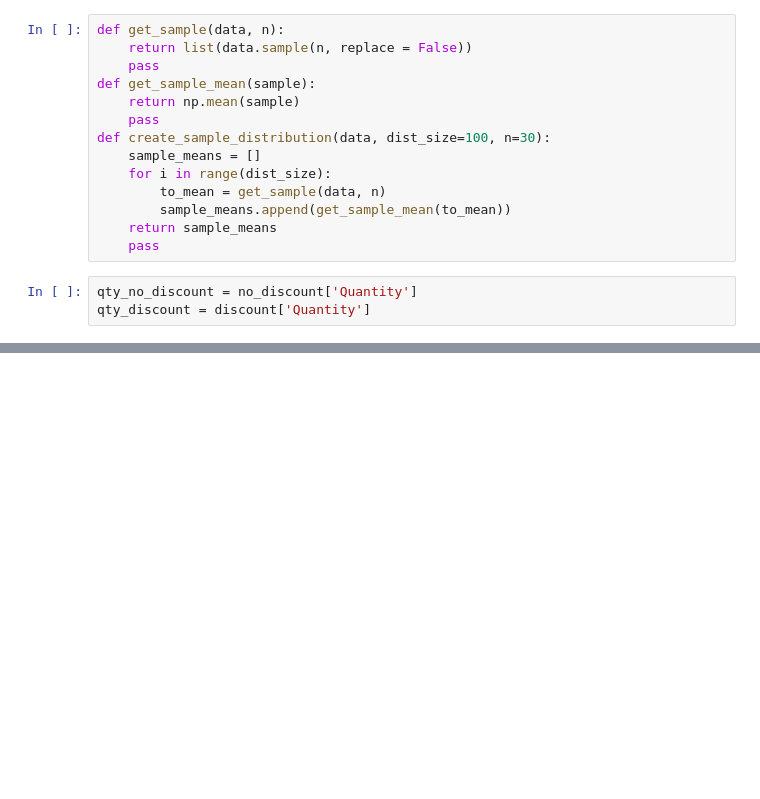
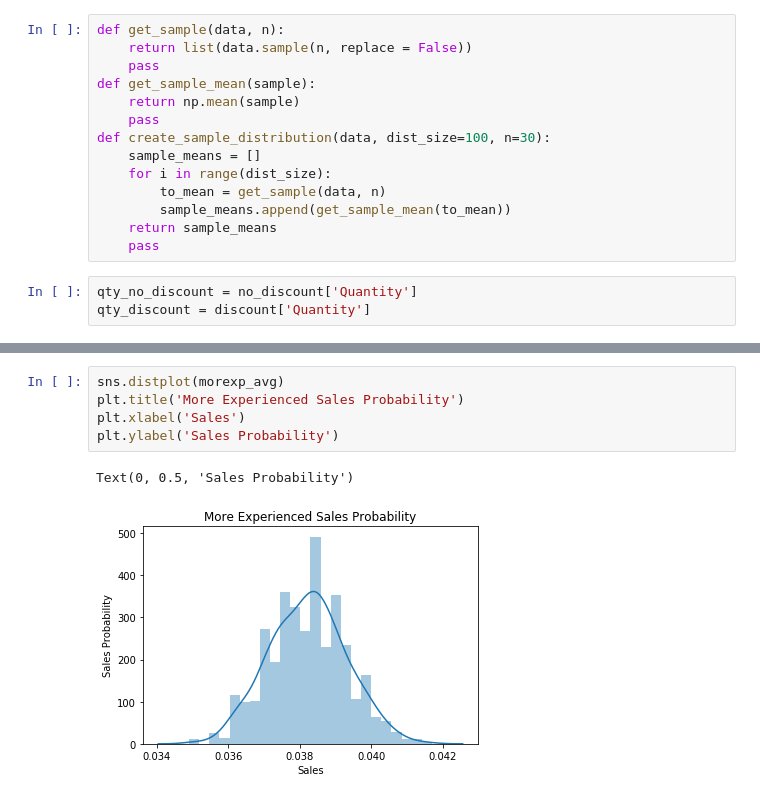
Before and after one commit to MrChamp/Mod3FinalProject, a Jupyter notebook: ProjectMainFinal.ipynb, the cells around one changed output, grey strips where cells are left out. Cells and saved outputs as stored; diff of their text form; blank space fills up the shorter version.

```diff
--- a/ProjectMainFinal.ipynb
+++ b/ProjectMainFinal.ipynb
@@ -150,0 +258,8 @@ sns.distplot(qty_sample)
+# %%
+sns.distplot(morexp_avg)
+plt.title('More Experienced Sales Probability')
+plt.xlabel('Sales')
+plt.ylabel('Sales Probability')
+# %% [output]
+Text(0, 0.5, 'Sales Probability')
+[figure, added]
```
Also changed, not shown: parts of 52 cells of this notebook.
